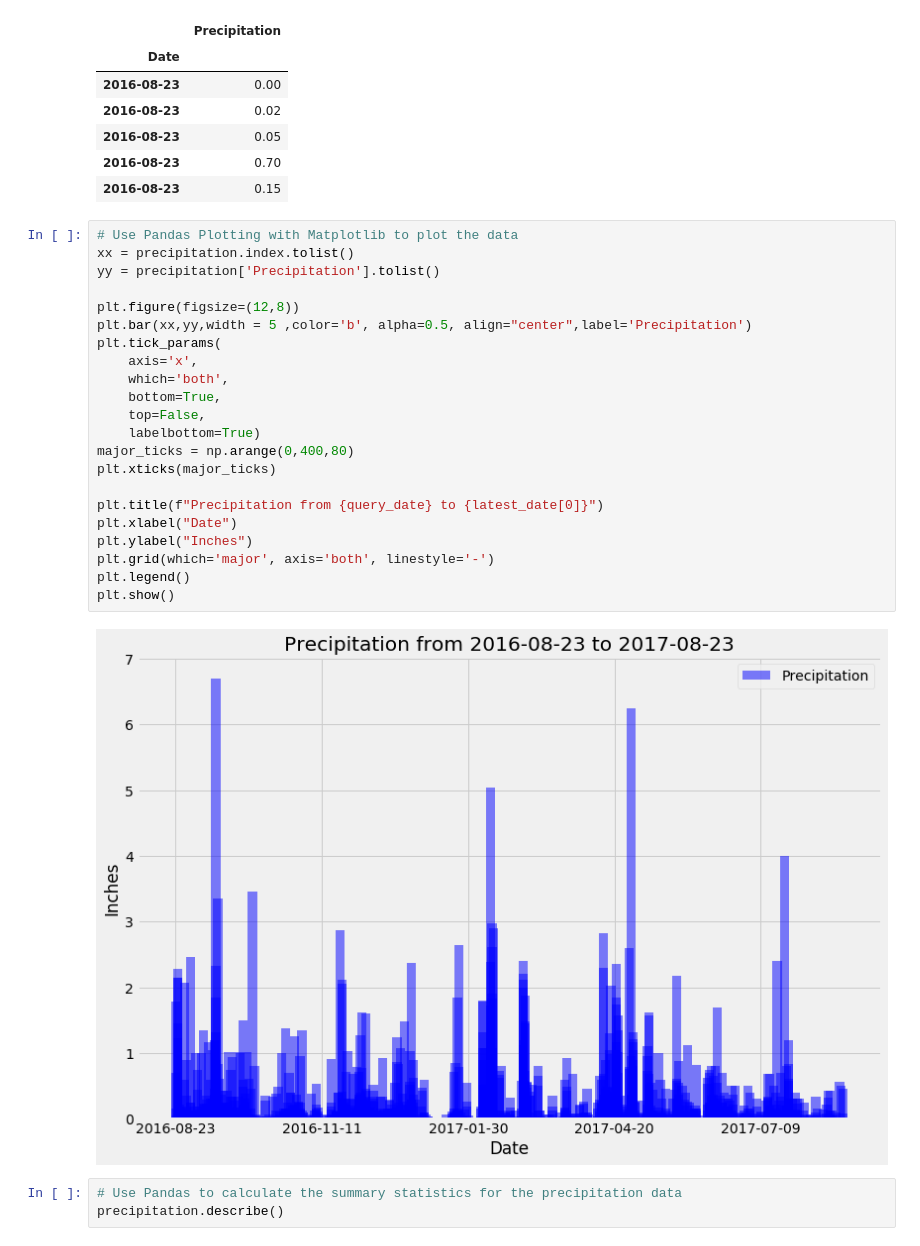
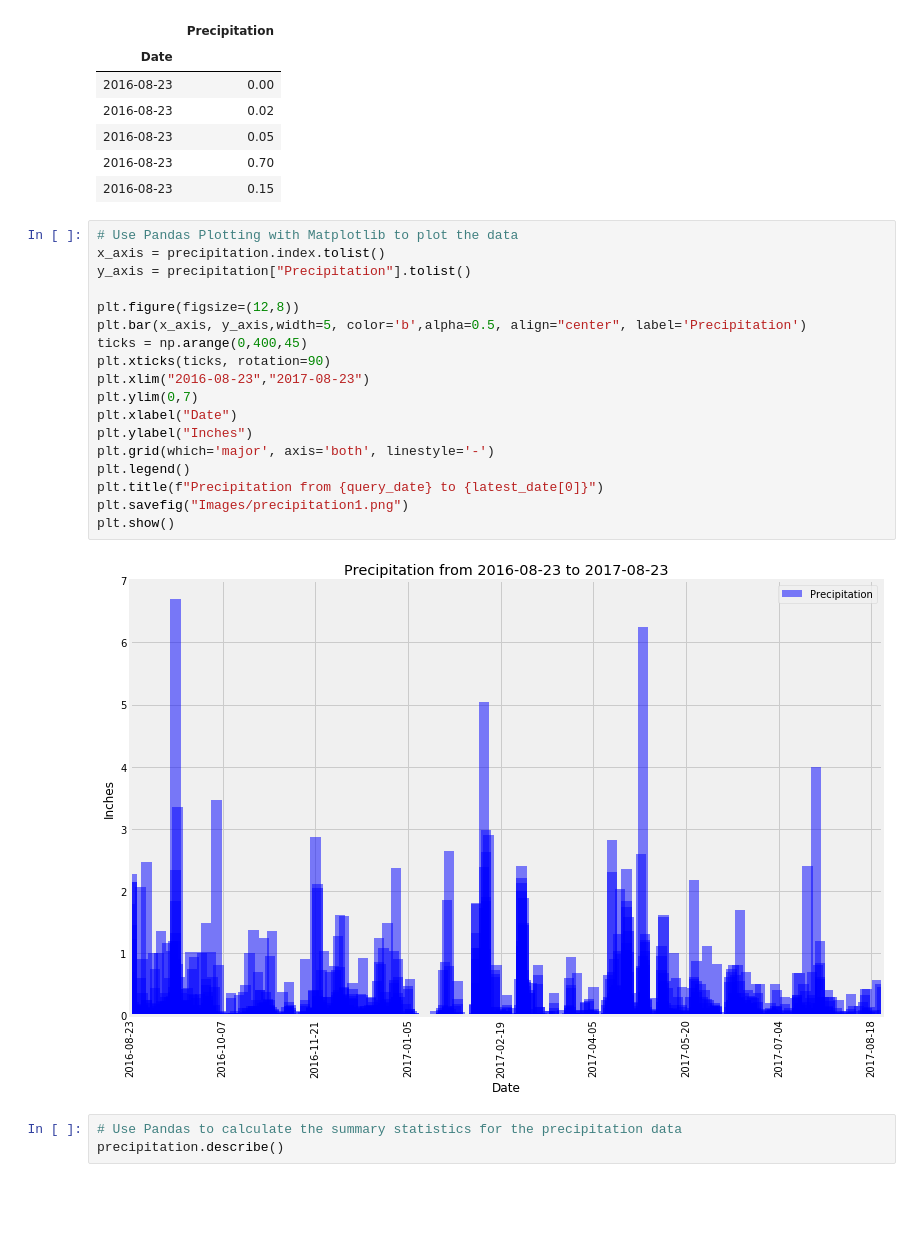
Before and after one commit to frazak30/sqlalchemy-challenge, a Jupyter notebook: climate_starter.ipynb, the cells around one changed output. Cells and saved outputs as stored; diff of their text form; blank space fills up the shorter version.

```diff
--- a/climate_starter.ipynb
+++ b/climate_starter.ipynb
@@ -77,28 +88,24 @@ precipitation.head()
 | 2016-08-23 | 0.15 |
 # %%
 # Use Pandas Plotting with Matplotlib to plot the data
-xx = precipitation.index.tolist()
-yy = precipitation['Precipitation'].tolist()
+x_axis = precipitation.index.tolist()
+y_axis = precipitation["Precipitation"].tolist()
 
 plt.figure(figsize=(12,8))
-plt.bar(xx,yy,width = 5 ,color='b', alpha=0.5, align="center",label='Precipitation')
-plt.tick_params(
-    axis='x',
-    which='both',
-    bottom=True,
-    top=False,
-    labelbottom=True)
-major_ticks = np.arange(0,400,80)
-plt.xticks(major_ticks)
-
-plt.title(f"Precipitation from {query_date} to {latest_date[0]}")
+plt.bar(x_axis, y_axis,width=5, color='b',alpha=0.5, align="center", label='Precipitation')
+ticks = np.arange(0,400,45)
+plt.xticks(ticks, rotation=90)
+plt.xlim("2016-08-23","2017-08-23")
+plt.ylim(0,7)
 plt.xlabel("Date")
 plt.ylabel("Inches")
 plt.grid(which='major', axis='both', linestyle='-')
 plt.legend()
+plt.title(f"Precipitation from {query_date} to {latest_date[0]}")
+plt.savefig("Images/precipitation1.png")
 plt.show()
 # %% [output]
-[figure, old version]
+[figure, new version]
 # %%
 # Use Pandas to calculate the summary statistics for the precipitation data
 precipitation.describe()
```
Also changed, not shown: parts of 5 cells of this notebook, 6 other files.
